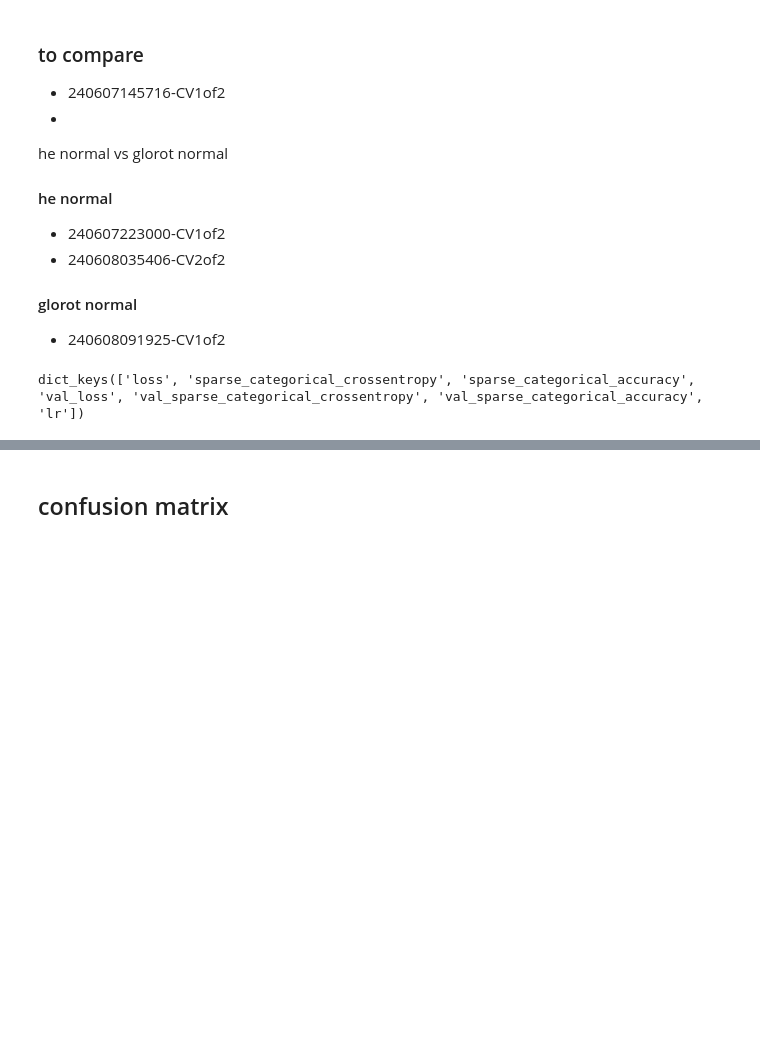
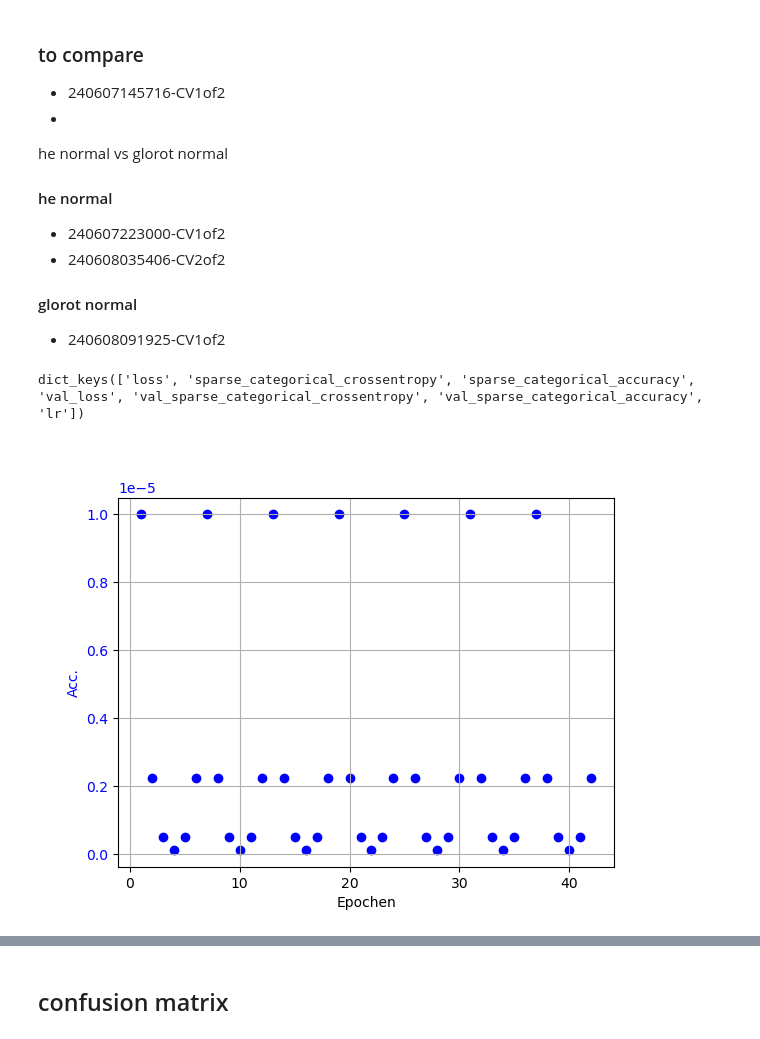
Before and after one commit to GebTorte/RS-Net, a Jupyter notebook: notebooks/sis_investigateModelHistory.ipynb, the cells around one changed output, grey strips where cells are left out. Saved outputs shown, nothing was run; the diff lists cells and outputs as text; code cells hidden in the pictures; blank space fills up the shorter version.

```diff
--- a/notebooks/sis_investigateModelHistory.ipynb
+++ b/notebooks/sis_investigateModelHistory.ipynb
@@ -32,3 +32,14 @@ hist =  np.load(f"{project_path}reports/Unet/histories/{modelID}_history.npy", a
 hist.keys()
 # %% [output]
 dict_keys(['loss', 'sparse_categorical_crossentropy', 'sparse_categorical_accuracy', 'val_loss', 'val_sparse_categorical_crossentropy', 'val_sparse_categorical_accuracy', 'lr'])
+# %%
+fig, ax = plt.subplots()
+plt.grid(True)
+
+ax.scatter([i for i in range(1,43)],hist["lr"] , color="blue", marker="o")
+ax.set_xlabel("Epochen")
+ax.set_ylabel("Acc.", color="blue")
+#ax.set_xticks([0, 10 , 20, 30, 35, 41])
+ax.tick_params(axis = "y", labelcolor="blue")
+# %% [output]
+[figure, added]
```
Also changed, not shown: parts of 9 cells of this notebook, 9 other files.
